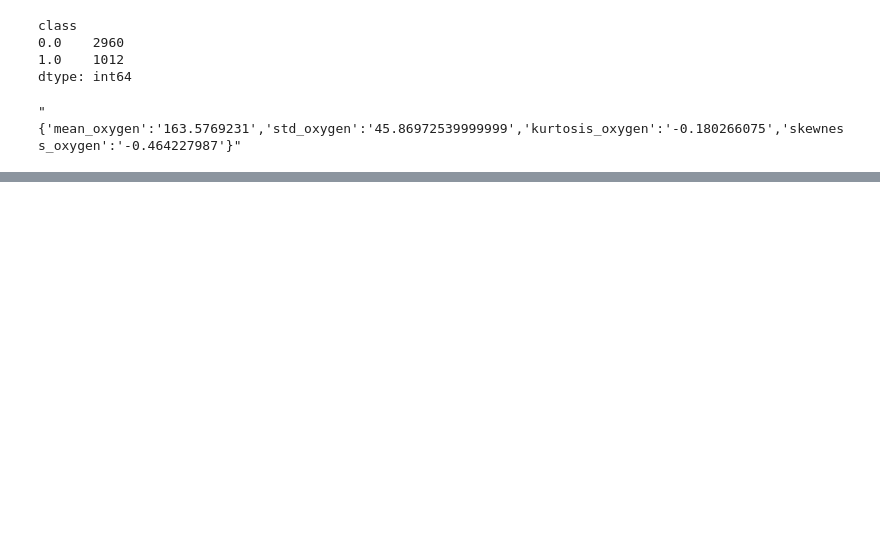
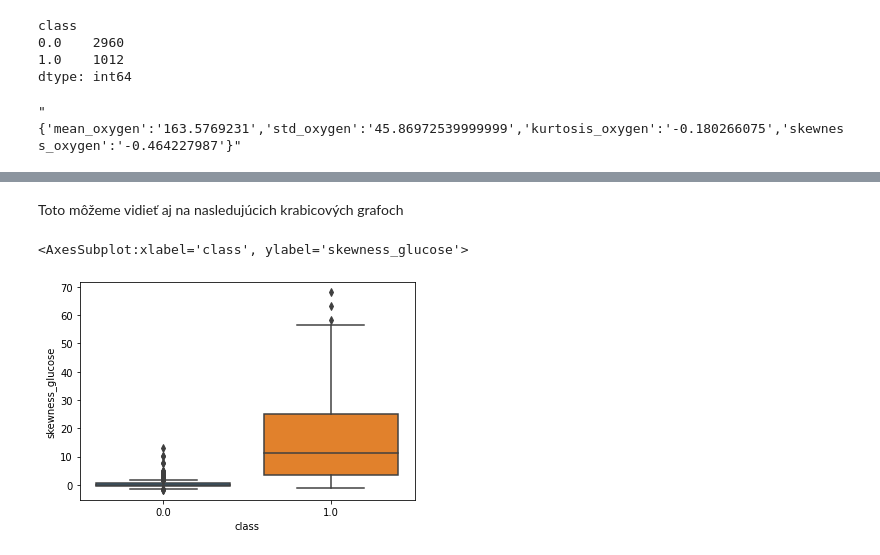
Before and after one commit to martinbudinsky3/diabetes-prediction, a Jupyter notebook: Untitled.ipynb, the cells around one changed output, grey strips where cells are left out. Saved outputs shown, nothing was run; the diff lists cells and outputs as text; code cells hidden in the pictures; blank space fills up the shorter version.

```diff
--- a/Untitled.ipynb
+++ b/Untitled.ipynb
@@ -179,0 +287,7 @@ train_data['medical_info'][0]
+# %% [markdown]
+Toto môžeme vidieť aj na nasledujúcich krabicových grafoch
+# %%
+sns.boxplot(x='class', y='skewness_glucose', data=train_data)
+# %% [output]
+<AxesSubplot:xlabel='class', ylabel='skewness_glucose'>
+[figure, added]
```
Also changed, not shown: parts of 26 cells of this notebook.
